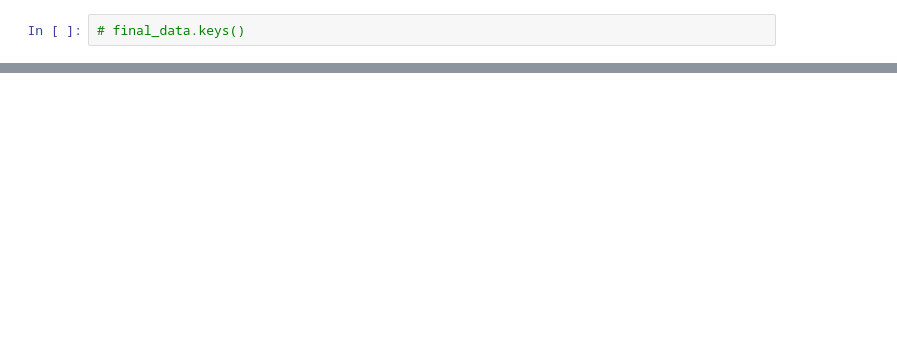
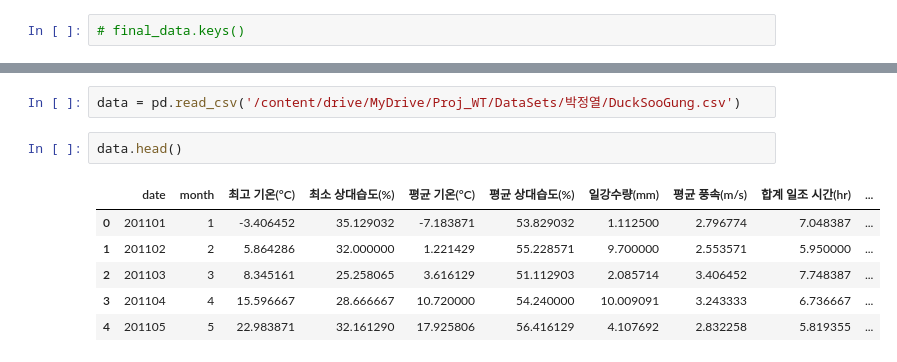
Before and after one commit to qkrwjdduf159/-, a Jupyter notebook: 팀프로젝트/Modeling.ipynb, the cells around one changed output, grey strips where cells are left out. Drawn from its saved outputs; the diff is of its cells as text; blank space fills up the shorter version.

```diff
--- a/팀프로젝트/Modeling.ipynb
+++ b/팀프로젝트/Modeling.ipynb
@@ -592,0 +584,11 @@ NationalMuseumOfKorea          (DecisionTreeRegressor(ccp_alpha=0.0, criterio...
+# %%
+data = pd.read_csv('/content/drive/MyDrive/Proj_WT/DataSets/박정열/DuckSooGung.csv')
+# %%
+data.head()
+# %% [output]
+|  | date | month | 최고 기온(°C) | 최소 상대습도(%) | 평균 기온(°C) | 평균 상대습도(%) | 일강수량(mm) | 평균 풍속(m/s) | 합계 일조 시간(hr) | ... |
+| 0 | 201101 | 1 | -3.406452 | 35.129032 | -7.183871 | 53.829032 | 1.112500 | 2.796774 | 7.048387 | ... |
+| 1 | 201102 | 2 | 5.864286 | 32.000000 | 1.221429 | 55.228571 | 9.700000 | 2.553571 | 5.950000 | ... |
+| 2 | 201103 | 3 | 8.345161 | 25.258065 | 3.616129 | 51.112903 | 2.085714 | 3.406452 | 7.748387 | ... |
+| 3 | 201104 | 4 | 15.596667 | 28.666667 | 10.720000 | 54.240000 | 10.009091 | 3.243333 | 6.736667 | ... |
+| 4 | 201105 | 5 | 22.983871 | 32.161290 | 17.925806 | 56.416129 | 4.107692 | 2.832258 | 5.819355 | ... |
```
Also changed, not shown: parts of 16 cells of this notebook.
